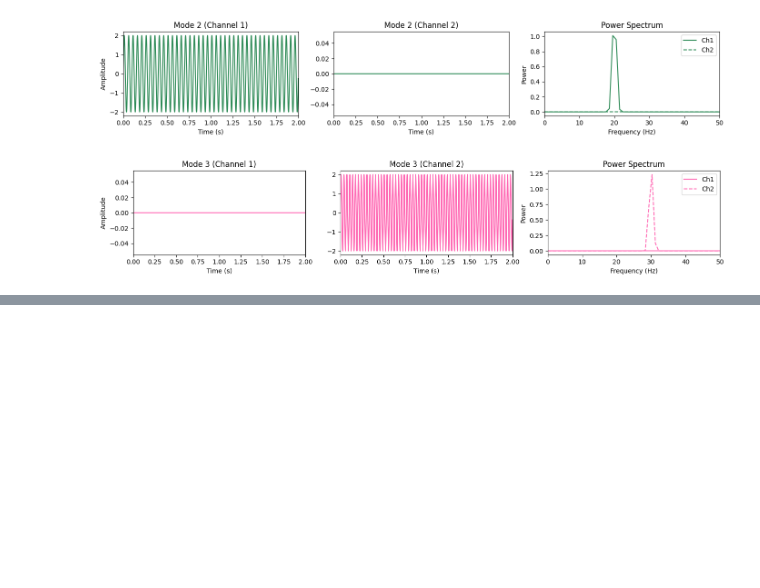
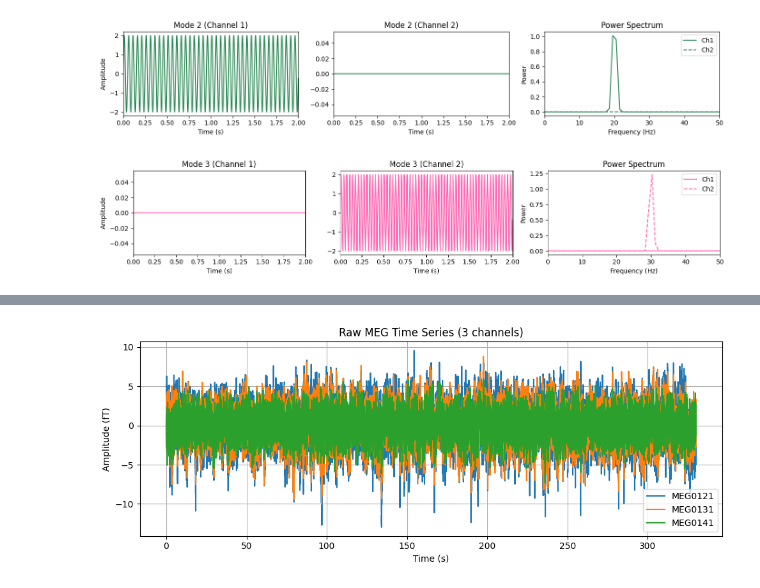
Before and after one commit to sbendimerad/mfa-internship, a Jupyter notebook: notebooks/Extra_animations.ipynb, the cells around one changed output, grey strips where cells are left out. Drawn from its saved outputs; the diff is of its cells as text; code cells hidden in the pictures; blank space fills up the shorter version.

```diff
--- a/notebooks/Extra_animations.ipynb
+++ b/notebooks/Extra_animations.ipynb
@@ -342,0 +455,24 @@ for i in range(4):
+# %%
+import matplotlib.pyplot as plt
+import numpy as np
+
+# Pick your 3 channels
+selected_chs = ['MEG0121', 'MEG0131', 'MEG0141']
+picks = mne.pick_channels(raw.info['ch_names'], include=selected_chs)
+
+# Get data
+data, times = raw.get_data(picks=picks, return_times=True)
+
+# Plot
+plt.figure(figsize=(10, 4))
+for i, ch_name in enumerate(selected_chs):
+    plt.plot(times, data[i] * 1e13, label=ch_name)  # scale to fT
+plt.xlabel("Time (s)")
+plt.ylabel("Amplitude (fT)")
+plt.title("Raw MEG Time Series (3 channels)")
+plt.legend()
+plt.grid(True)
+plt.tight_layout()
+plt.show()
+# %% [output]
+[figure, added]
```
Also changed, not shown: parts of 7 cells of this notebook, 1 other file.
